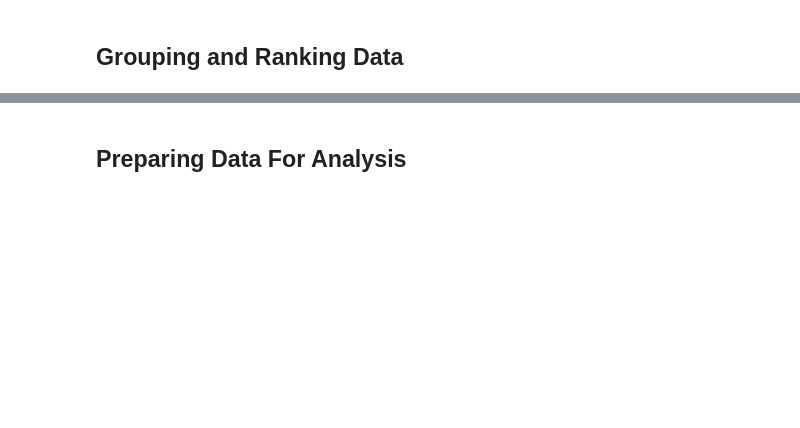
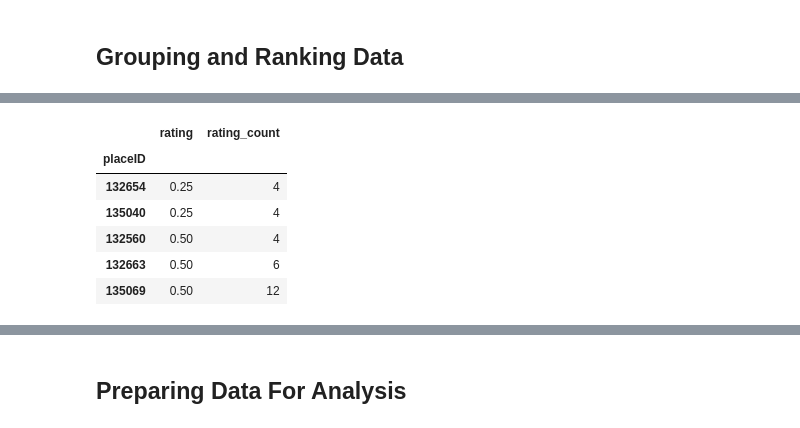
Before and after one commit to kwarodom/sidtechtalent, a Jupyter notebook: ML-Week4/Lecture8 Recommendation Systems/2. correlation-based recommenders/correlation-based recommenders.ipynb, the cells around one changed output, grey strips where cells are left out. Saved outputs shown, nothing was run; the diff lists cells and outputs as text; code cells hidden in the pictures; blank space fills up the shorter version.

```diff
--- a/ML-Week4/Lecture8 Recommendation Systems/2. correlation-based recommenders/correlation-based recommenders.ipynb
+++ b/ML-Week4/Lecture8 Recommendation Systems/2. correlation-based recommenders/correlation-based recommenders.ipynb
@@ -31,5 +59,5 @@ cuisine.head()
 ## Grouping and Ranking Data
 # %%
 # rating = pandas dataframe having 2 columns 'placeID' and 'rating' (mean of rating given to each place)
->>
->>
+rating = pd.DataFrame(frame.groupby('placeID')['rating'].mean())
+rating.sort_values('rating').head(5)
@@ -36,6 +72,14 @@ cuisine.head()
 # %%
 # rating = pandas dataframe having 3 columns 'placeID', 'rating', 'rating_count' (how many review each place got)
->>
->>
+rating['rating_count'] = pd.DataFrame(frame.groupby('placeID')['rating'].count())
+rating.sort_values('rating').head(5)
+# %% [output]
+|  | rating | rating_count |
+| placeID |  |  |
+| 132654 | 0.25 | 4 |
+| 135040 | 0.25 | 4 |
+| 132560 | 0.50 | 4 |
+| 132663 | 0.50 | 6 |
+| 135069 | 0.50 | 12 |
 # %%
 # describe rating
```
Also changed, not shown: parts of 17 cells of this notebook, 6 other files.
